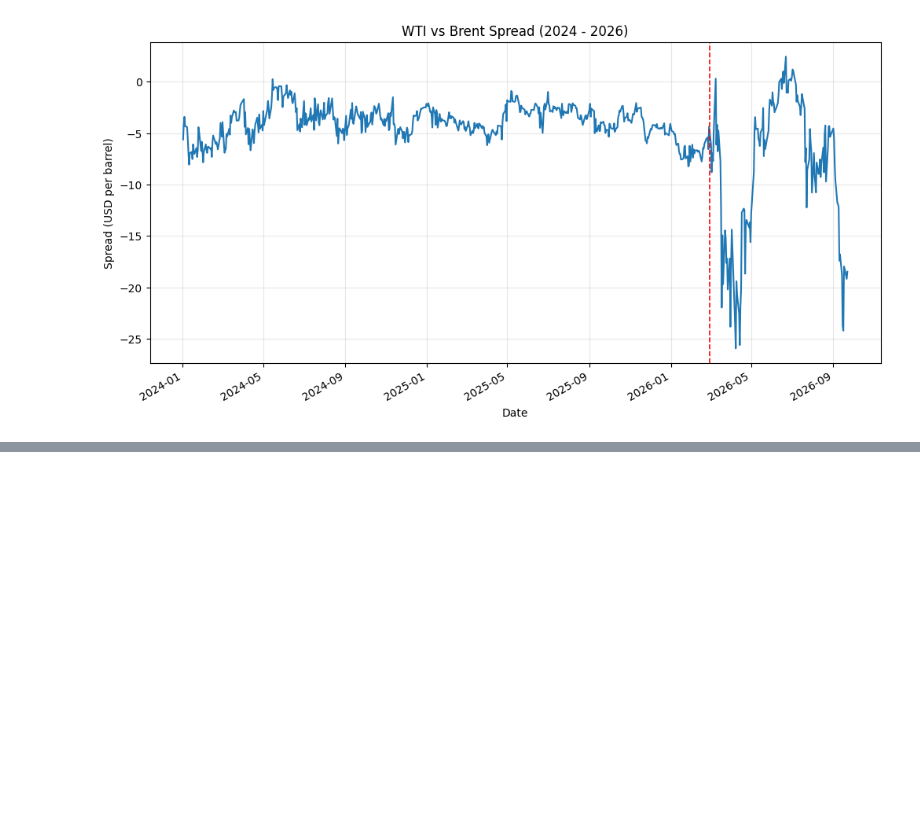
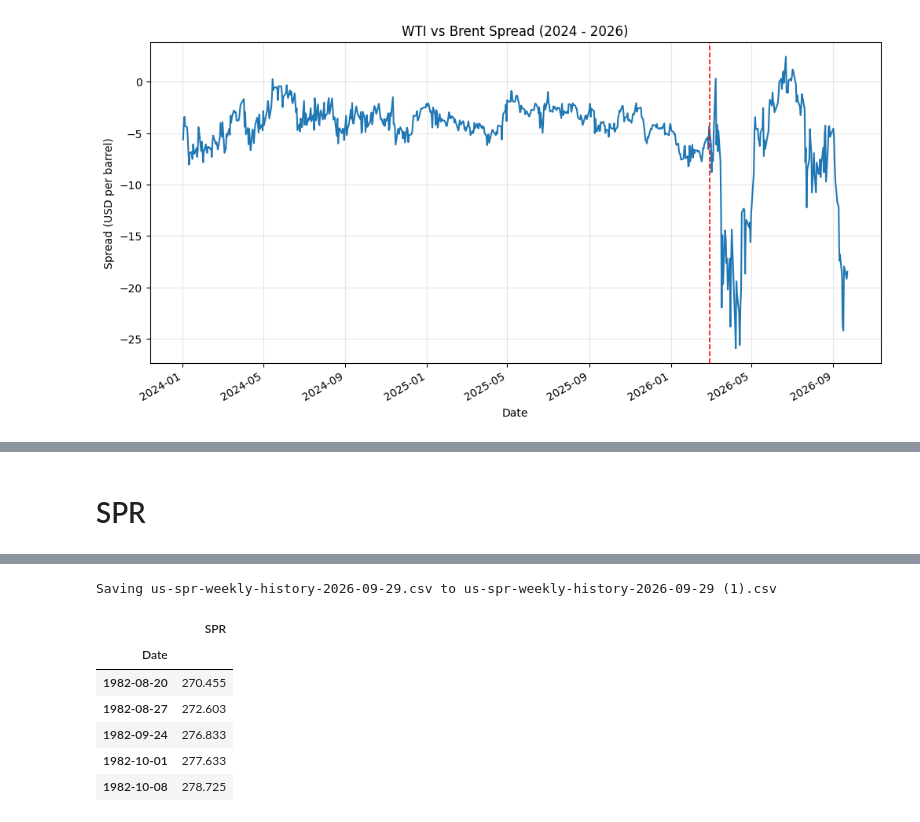
Before and after one commit to ellenwang995/WTI_DEC2027, a Jupyter notebook: OilPrice2027.ipynb, the cells around one changed output, grey strips where cells are left out. Saved outputs shown, nothing was run; the diff lists cells and outputs as text; code cells hidden in the pictures; blank space fills up the shorter version.

```diff
--- a/OilPrice2027.ipynb
+++ b/OilPrice2027.ipynb
@@ -93,0 +233,17 @@ plt.show()
+# %% [markdown]
+# SPR
+# %%
+# 1. Upload the file (a file picker will pop up in Colab)
+from google.colab import files
+uploaded = files.upload()
+
+filename = list(uploaded.keys())[0]
+spr = pd.read_csv(io.BytesIO(uploaded[filename]), skiprows=1)
+
+# 3. Rename columns, convert dates, and set Date as the index
+spr.columns = ['Date', 'SPR']            # SPR = crude stocks, million barrels
+spr['Date'] = pd.to_datetime(spr['Date'])
+spr = spr.sort_values('Date').set_index('Date')
+
+spr.head()
+# %% [output]
@@ -93,0 +251,8 @@ plt.show()
+Saving us-spr-weekly-history-2026-09-29.csv to us-spr-weekly-history-2026-09-29 (1).csv
+|  | SPR |
+| Date |  |
+| 1982-08-20 | 270.455 |
+| 1982-08-27 | 272.603 |
+| 1982-09-24 | 276.833 |
+| 1982-10-01 | 277.633 |
+| 1982-10-08 | 278.725 |
```
Also changed, not shown: parts of 11 cells of this notebook.
